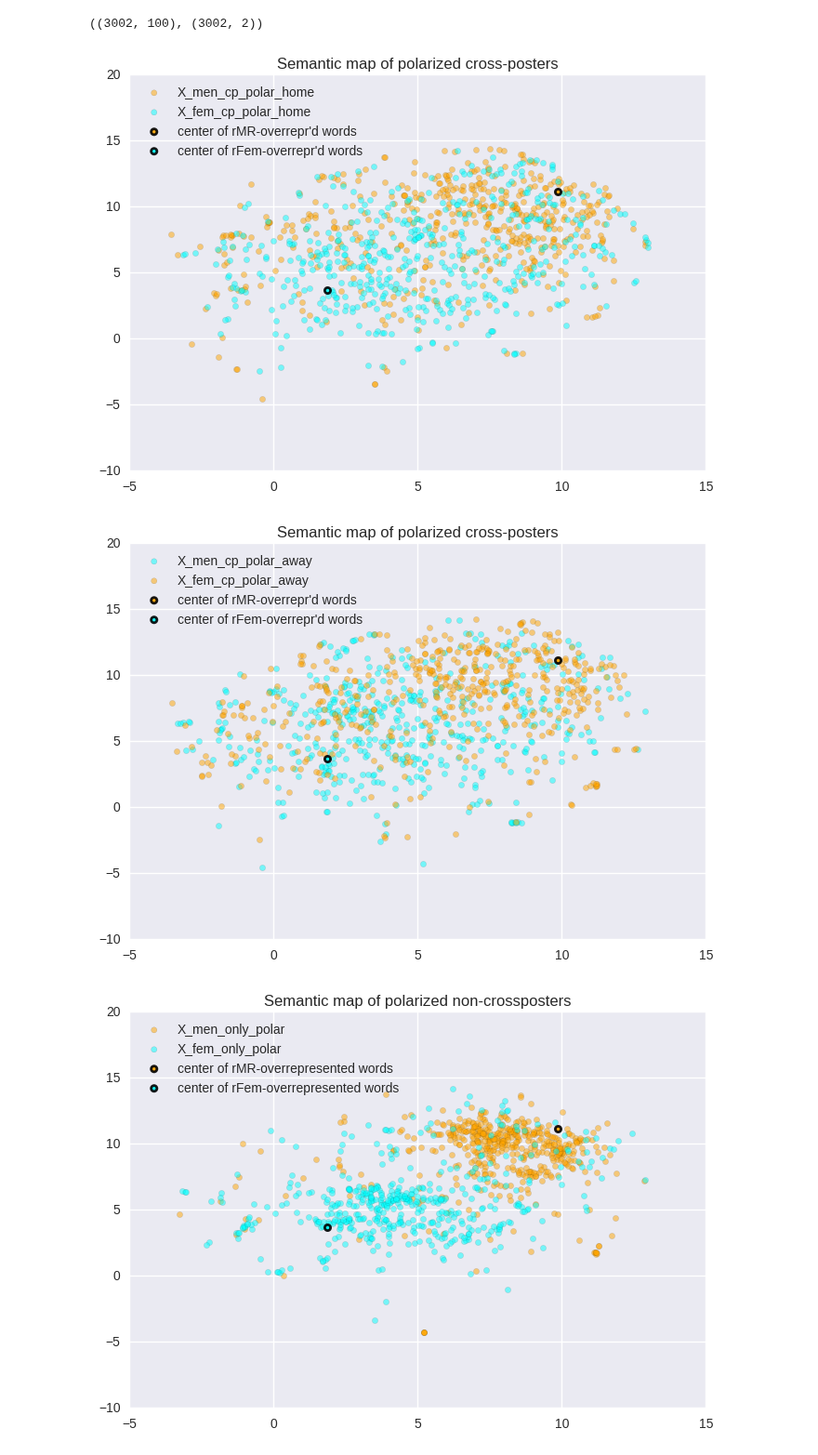
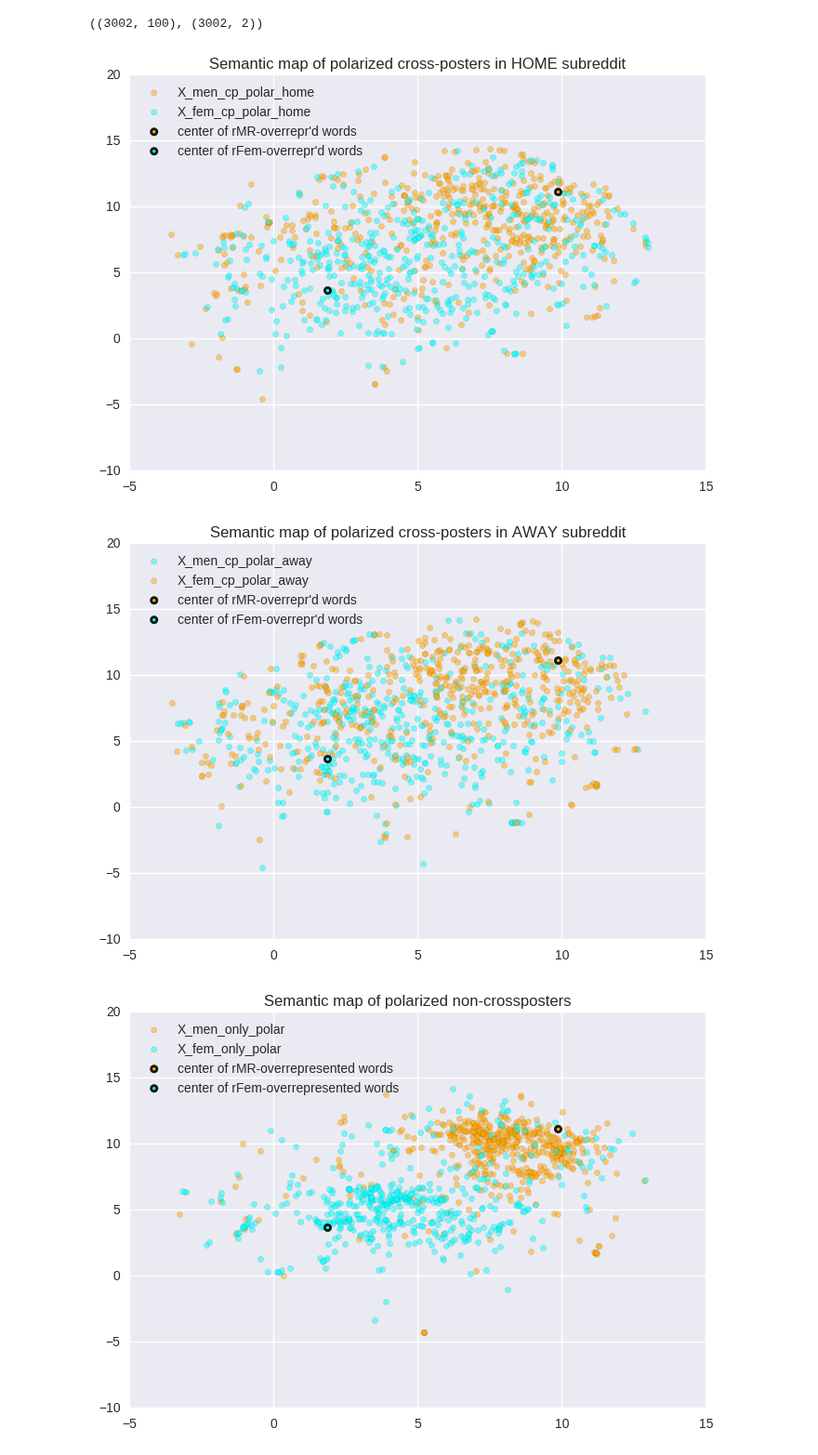
Before and after one commit to chao-ji/reddit, a Jupyter notebook: Part 6 Polarization of rMR and rFem and User Profiling.ipynb, the cells around one changed output. Shown at 93% size. Saved outputs shown, nothing was run; the diff lists cells and outputs as text; code cells hidden in the pictures.

```diff
--- a/Part 6 Polarization of rMR and rFem and User Profiling.ipynb
+++ b/Part 6 Polarization of rMR and rFem and User Profiling.ipynb
@@ -771,16 +820,16 @@ X.shape, X_tsne.shape
 # %%
 plt.scatter(X_tsne[:500, 0], X_tsne[:500, 1], c="orange", alpha=0.5, linewidths=0.1)
 plt.scatter(X_tsne[500:1000, 0], X_tsne[500:1000, 1], c="cyan", alpha=0.5, linewidths=0.1)
 plt.scatter(X_tsne[3000, 0], X_tsne[3000, 1], c="orange", alpha=0.9, linewidths=2)
 plt.scatter(X_tsne[3001, 0], X_tsne[3001, 1], c="cyan", alpha=0.9, linewidths=2)
 plt.legend(["X_men_cp_polar_home",
             "X_fem_cp_polar_home",
             "center of rMR-overrepr'd words",
             "center of rFem-overrepr'd words"], loc=2)
-plt.title("Semantic map of polarized cross-posters")
+plt.title("Semantic map of polarized cross-posters in HOME subreddit")
 plt.show()
 # %% [output]
-[figure, old version]
+[figure, new version]
 # %%
 plt.scatter(X_tsne[1000:1500, 0], X_tsne[1000:1500, 1], c="cyan", alpha=0.5, linewidths=0.1)
 plt.scatter(X_tsne[1500:2000, 0], X_tsne[1500:2000, 1], c="orange", alpha=0.5, linewidths=0.1)
@@ -790,10 +839,10 @@ plt.legend(["X_men_cp_polar_away",
             "X_fem_cp_polar_away",
             "center of rMR-overrepr'd words",
             "center of rFem-overrepr'd words"], loc=2)
-plt.title("Semantic map of polarized cross-posters")
+plt.title("Semantic map of polarized cross-posters in AWAY subreddit")
 plt.show()
 # %% [output]
-[figure, old version]
+[figure, new version]
 # %%
 plt.scatter(X_tsne[2000:2500, 0], X_tsne[2000:2500, 1], c="orange", alpha=0.5, linewidths=0.1)
 plt.scatter(X_tsne[2500:3000, 0], X_tsne[2500:3000, 1], c="cyan", alpha=0.5, linewidths=0.1)
```
Also changed, not shown: parts of 95 cells of this notebook.
